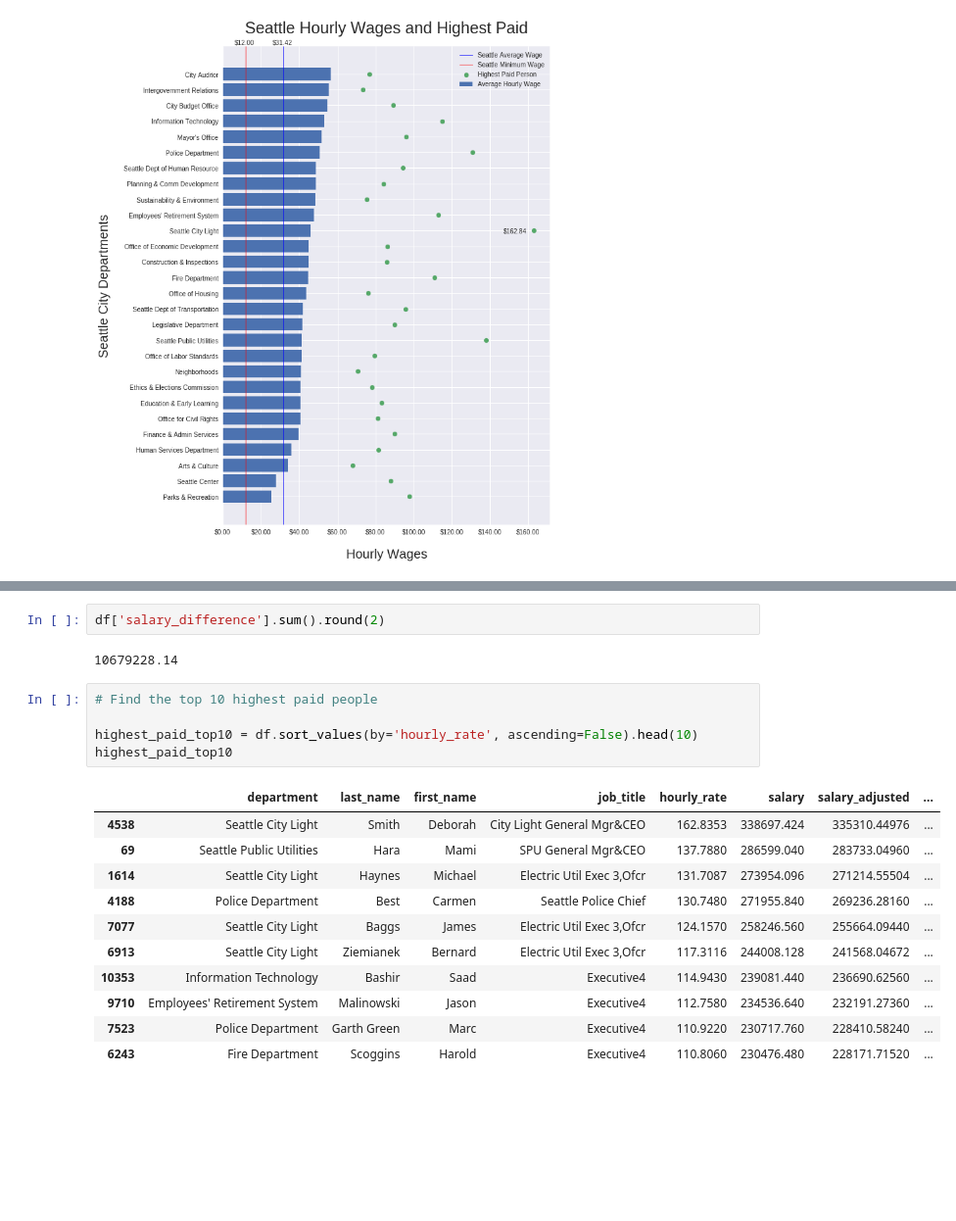
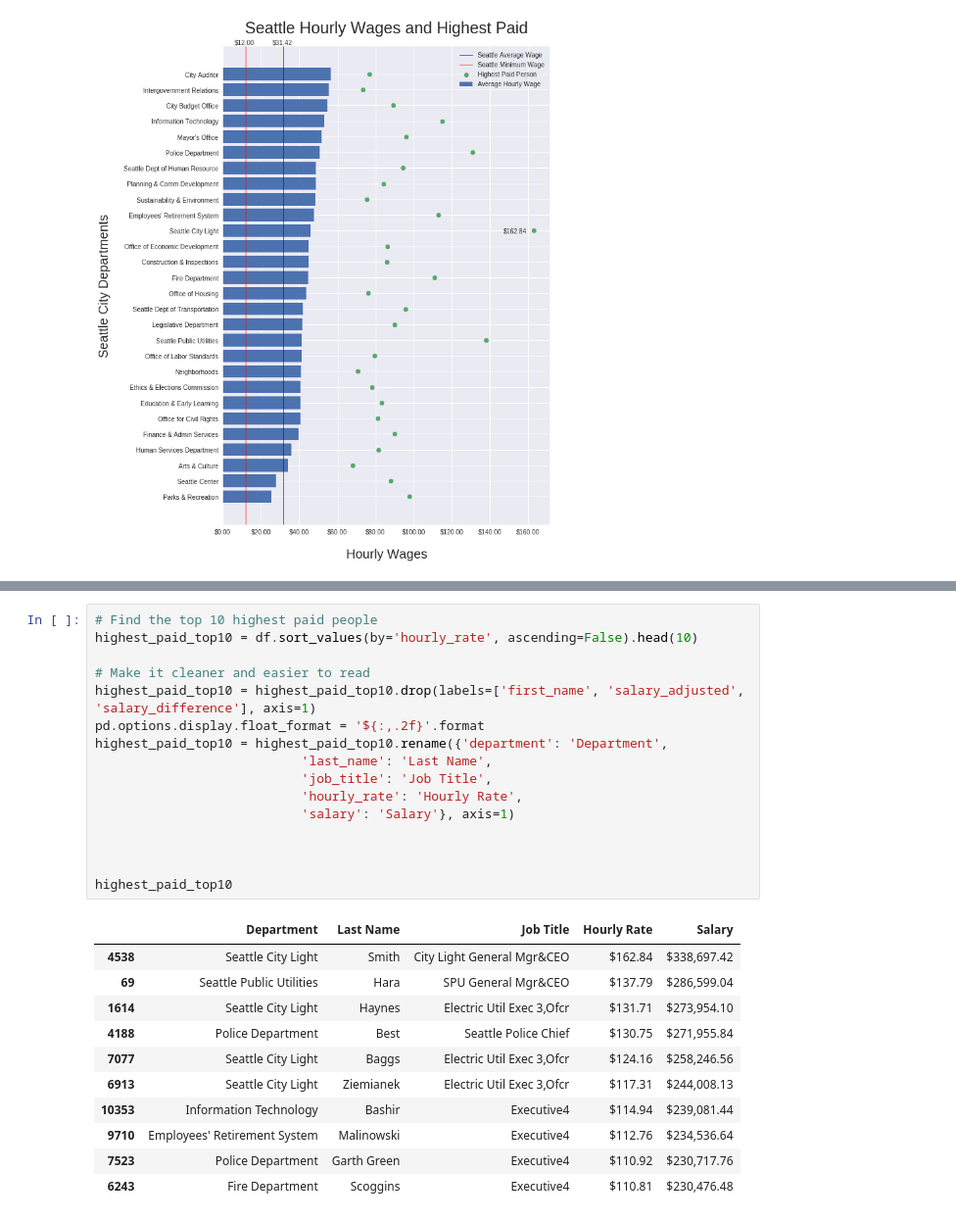
Before and after one commit to ChanceDurr/MyUberEats, a Jupyter notebook: seattlehourlywage.ipynb, the cells around one changed output, grey strips where cells are left out. Shown: that part at 98% size. Saved outputs shown, nothing was run; the diff lists cells and outputs as text; blank space fills up the shorter version.

```diff
--- a/seattlehourlywage.ipynb
+++ b/seattlehourlywage.ipynb
@@ -144,21 +148,28 @@ df.head()
-# %%
-df['salary_difference'].sum().round(2)
-# %% [output]
-10679228.14
 # %%
 # Find the top 10 highest paid people
+highest_paid_top10 = df.sort_values(by='hourly_rate', ascending=False).head(10)
 
-highest_paid_top10 = df.sort_values(by='hourly_rate', ascending=False).head(10)
+# Make it cleaner and easier to read
+highest_paid_top10 = highest_paid_top10.drop(labels=['first_name', 'salary_adjusted', 'salary_difference'], axis=1)
+pd.options.display.float_format = '${:,.2f}'.format
+highest_paid_top10 = highest_paid_top10.rename({'department': 'Department',
+                           'last_name': 'Last Name',
+                           'job_title': 'Job Title',
+                           'hourly_rate': 'Hourly Rate',
+                           'salary': 'Salary'}, axis=1)
+
+
+
 highest_paid_top10
 # %% [output]
-|  | department | last_name | first_name | job_title | hourly_rate | salary | salary_adjusted | ... |
-| 4538 | Seattle City Light | Smith | Deborah | City Light General Mgr&CEO | 162.8353 | 338697.424 | 335310.44976 | ... |
-| 69 | Seattle Public Utilities | Hara | Mami | SPU General Mgr&CEO | 137.7880 | 286599.040 | 283733.04960 | ... |
-| 1614 | Seattle City Light | Haynes | Michael | Electric Util Exec 3,Ofcr | 131.7087 | 273954.096 | 271214.55504 | ... |
-| 4188 | Police Department | Best | Carmen | Seattle Police Chief | 130.7480 | 271955.840 | 269236.28160 | ... |
-| 7077 | Seattle City Light | Baggs | James | Electric Util Exec 3,Ofcr | 124.1570 | 258246.560 | 255664.09440 | ... |
-| 6913 | Seattle City Light | Ziemianek | Bernard | Electric Util Exec 3,Ofcr | 117.3116 | 244008.128 | 241568.04672 | ... |
-| 10353 | Information Technology | Bashir | Saad | Executive4 | 114.9430 | 239081.440 | 236690.62560 | ... |
-| 9710 | Employees' Retirement System | Malinowski | Jason | Executive4 | 112.7580 | 234536.640 | 232191.27360 | ... |
-| 7523 | Police Department | Garth Green | Marc | Executive4 | 110.9220 | 230717.760 | 228410.58240 | ... |
-| 6243 | Fire Department | Scoggins | Harold | Executive4 | 110.8060 | 230476.480 | 228171.71520 | ... |
+|  | Department | Last Name | Job Title | Hourly Rate | Salary |
+| 4538 | Seattle City Light | Smith | City Light General Mgr&CEO | $162.84 | $338,697.42 |
+| 69 | Seattle Public Utilities | Hara | SPU General Mgr&CEO | $137.79 | $286,599.04 |
+| 1614 | Seattle City Light | Haynes | Electric Util Exec 3,Ofcr | $131.71 | $273,954.10 |
+| 4188 | Police Department | Best | Seattle Police Chief | $130.75 | $271,955.84 |
+| 7077 | Seattle City Light | Baggs | Electric Util Exec 3,Ofcr | $124.16 | $258,246.56 |
+| 6913 | Seattle City Light | Ziemianek | Electric Util Exec 3,Ofcr | $117.31 | $244,008.13 |
+| 10353 | Information Technology | Bashir | Executive4 | $114.94 | $239,081.44 |
+| 9710 | Employees' Retirement System | Malinowski | Executive4 | $112.76 | $234,536.64 |
+| 7523 | Police Department | Garth Green | Executive4 | $110.92 | $230,717.76 |
+| 6243 | Fire Department | Scoggins | Executive4 | $110.81 | $230,476.48 |
```
Also changed, not shown: parts of 15 cells of this notebook.
